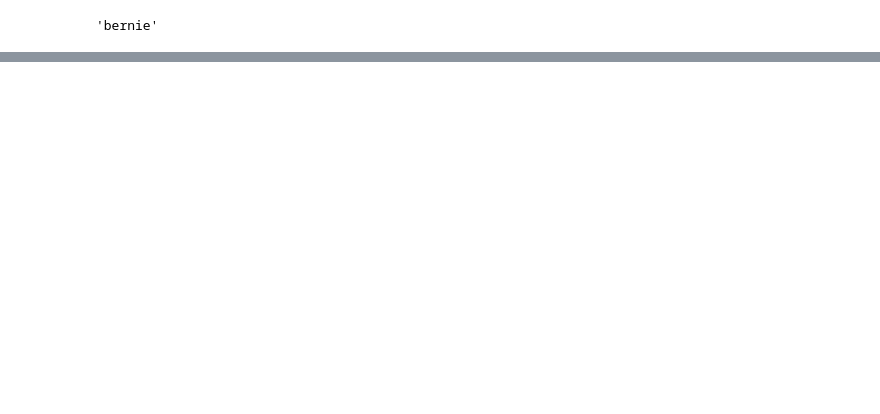
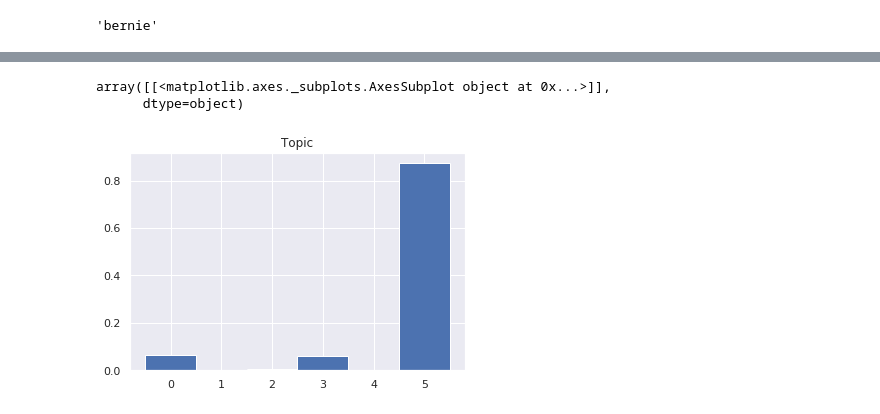
Before and after one commit to annamiller/Side-Projects, a Jupyter notebook: NLP_DemPrimary/Democratic Debate.ipynb, the cells around one changed output, grey strips where cells are left out. Saved outputs shown, nothing was run; the diff lists cells and outputs as text; code cells hidden in the pictures; blank space fills up the shorter version.

```diff
--- a/NLP_DemPrimary/Democratic Debate.ipynb
+++ b/NLP_DemPrimary/Democratic Debate.ipynb
@@ -553,0 +605,6 @@ Ideas:
+# %%
+klobuchar.hist(column='Topic',bins=6,range=(-0.5,5.5),density=True)
+# %% [output]
+array([[<matplotlib.axes._subplots.AxesSubplot object at 0x...>]],
+      dtype=object)
+[figure, added]
```
Also changed, not shown: parts of 77 cells of this notebook.
